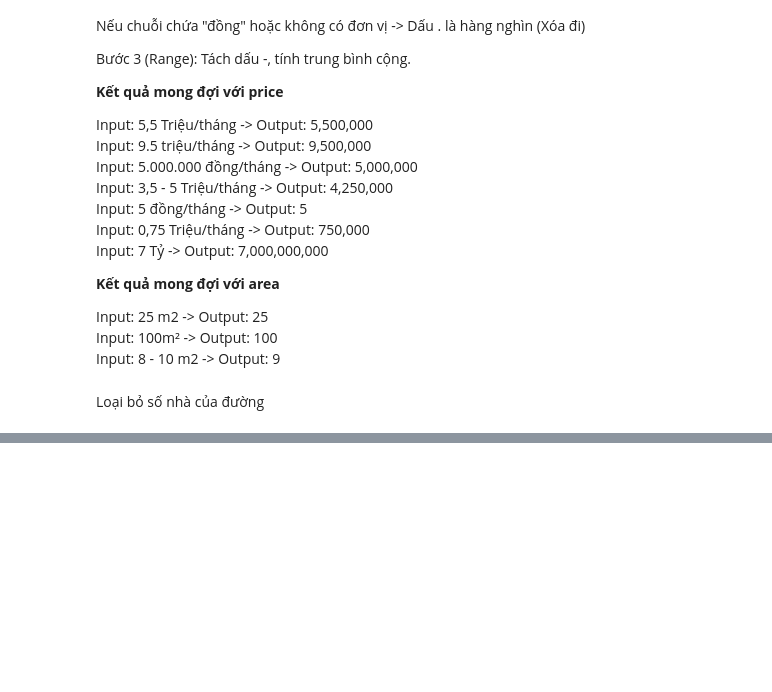
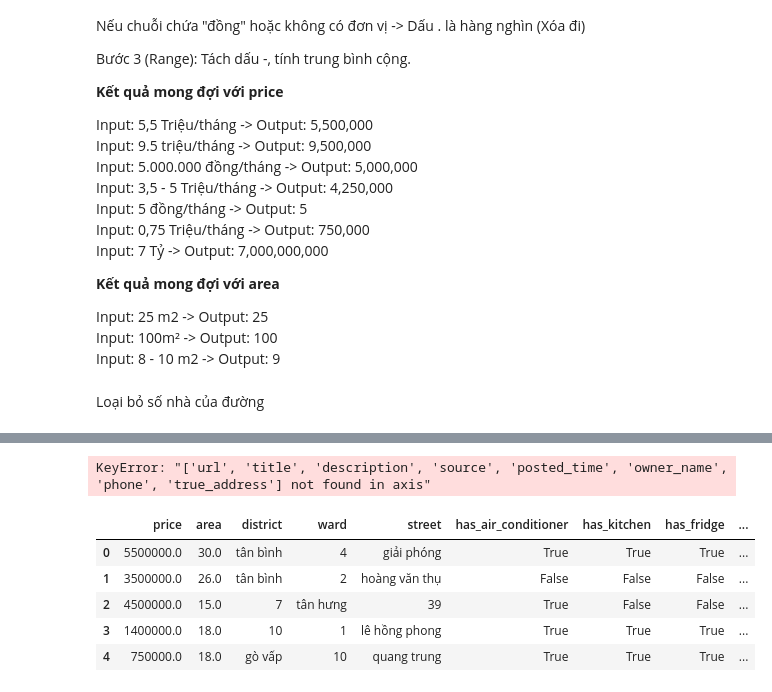
Before and after one commit to pntnhanc9/IntroToDataScience, a Jupyter notebook: notebooks/feature_engineering/address_feature.ipynb, the cells around one changed output, grey strips where cells are left out. Drawn from its saved outputs; the diff is of its cells as text; code cells hidden in the pictures; blank space fills up the shorter version.

```diff
--- a/notebooks/feature_engineering/address_feature.ipynb
+++ b/notebooks/feature_engineering/address_feature.ipynb
@@ -533,6 +538,10 @@ ward_list = [
     "phường 13", "phường 14", "phường 15", "phường 16", "phường 17", "phường 18",
     "phường 19", "phường 20", "phường 21", "phường 22", "phường 23", "phường 24",
     "phường 25", "phường 26", "phường 27", "phường 28",
+    "phường10", "phường11", "phường12",
+    "phường13", "phường14", "phường15", "phường16", "phường17", "phường18",
+    "phường19", "phường20", "phường21", "phường22", "phường23", "phường24",
+    "phường25", "phường26", "phường27", "phường28",
      "p10",
     "p11", "p12", "p13", "p14", "p15", "p16", "p17", "p18", "p19", "p20",
     "p21", "p22", "p23", "p24", "p25", "p26", "p27", "p28",
@@ -541,9 +550,10 @@ ward_list = [
     ", 21,", ", 22,", ", 23,", ", 24,", ", 25,", ", 26,", ", 27,", ", 28,",
     "phường 1", "phường 2", "phường 3", "phường 4", "phường 5", "phường 6",
     "phường 7", "phường 8", "phường 9",
+    "phường1", "phường2", "phường3", "phường4", "phường5", "phường6",
+    "phường7", "phường8", "phường9",
     "p1", "p2", "p3", "p4", "p5", "p6", "p7", "p8", "p9",
     ", 1,", ", 2,", ", 3,", ", 4,", ", 5,", ", 6,", ", 7,", ", 8,", ", 9,",
-    "bình hưng hòa",
     "tân hưng", "tam bình", "tân định", "thạnh xuân", "bình hưng", "nhơn đức",
     "hiệp phước", "bình khánh", "thủ thiêm", "thảo điền", "an khánh", "an phú",
     "an lạc", "phú nhuận", "tân phú", "thạnh lộc", "bến thành", "cầu ông lãnh",
@@ -574,16 +584,16 @@ ward_list = [
     "p.1","p.2","p.3","p.4","p.5","p.6","p.7","p.8","p.9","p.10",
     "p.11","p.12","p.13","p.14","p.15","p.16","p.17","p.18","p.19","p.20",
     "p.21","p.22","p.23","p.24","p.25","p.26","p.27","p.28","long bình","tân nhựt","phạm văn hai" ,"long bình","củ chi",
-    "phú thọ hoà","hoà thạnh","sơn kì","lê minh xuân","phường12","phường15","phường10","phường13"
+    "phú thọ hoà","hoà thạnh","sơn kì","lê minh xuân"
 ]
 # %%
 
-# --- Quét phường ---
-wards_found1 = []
+# # --- Quét phường ---
+# wards_found1 = []
 
-for addr in df["address"]:
-    ward, rest = extract_first_match(addr, ward_list)
-    wards_found1.append(ward)
+# for addr in df["address"]:
+#     ward, rest = extract_first_match(addr, ward_list)
+#     wards_found1.append(ward)
 
 
 
@@ -600,24 +610,28 @@ df["district"] = districts_found
 df["address"] = cleaned_address
 
 # --- Extract phường ---
-wards_found2 = []
+wards_found = []
 cleaned_address = []
 
 for addr in df["address"]:
     wards, rest = extract_first_match(addr, ward_list)
-    wards_found2.append(wards)
+    wards_found.append(wards)
     cleaned_address.append(rest)
 
-df["ward"] = merge_lists(wards_found2, wards_found1)
+df["ward"] = wards_found
 df["address"] = cleaned_address
 
 
 
 # --- Làm sạch dấu phẩy và khoảng trắng ---
-df["address"]=df["address"].apply(lambda x: clean_after_input(x, "quận"))
-df["address"]=df["address"].apply(lambda x: clean_after_input(x, "xã"))
-df["address"]=df["address"].apply(lambda x: clean_after_input(x, "phường"))
-df["address"]=df["address"].apply(lambda x: clean_after_input(x, "thành phố"))
+df["address"]=df["address"].apply(lambda x: clean_after_input_completely(x, "quận"))
+df["address"]=df["address"].apply(lambda x: clean_after_input_completely(x, "xã"))
+df["address"]=df["address"].apply(lambda x: clean_after_input_completely(x, "tp"))
+df["address"]=df["address"].apply(lambda x: clean_after_input_completely(x, "phường"))
+df["address"]=df["address"].apply(lambda x: clean_after_input_completely(x, "thành phố"))
+df["address"]=df["address"].apply(lambda x: clean_after_input_completely(x, "việt nam"))
+df["address"]=df["address"].apply(lambda x: clean_after_input_completely(x, "hồ chí minh"))
+df["address"]=df["address"].apply(lambda x: clean_after_input_completely(x, "hcm"))
 df["address"] = df["address"].str.replace(",", " ", regex=False)
 df["address"] = df["address"].str.replace(".", " ", regex=False)
 
@@ -653,6 +667,7 @@ df = df[pd.notna(df["district"])]
 #Chỉnh lại đúng format
 df['district'] = df['district'].str.replace(r'(?i)^(?:quận|q)\.?\s*(\d+)$', r'\1', regex=True)
 df['ward'] = df['ward'].str.replace(r'(?i)^[\W_]*(?:phường|p)?[\W_]*(\d+).*$', r'\1', regex=True)
+df['ward'] = df['ward'].str.replace('phường','')
 # %%
 # In ra thông tin file kết quả chỉ chứa address, street, ward, district
 import csv
@@ -699,0 +828,14 @@ Số dòng missing ward sau làm sạch: 815
+# %%
+#xóa cột url, title, description, source, posted_time, owner_name, phone, true_address
+df = df.drop(columns=['url', 'title', 'description', 'source', 'posted_time', 'owner_name', 'phone', 'true_address','address'])
+# %% [output]
+KeyError: "['url', 'title', 'description', 'source', 'posted_time', 'owner_name', 'phone', 'true_address'] not found in axis"
+# %%
+df.head(5)
+# %% [output]
+|  | price | area | district | ward | street | has_air_conditioner | has_kitchen | has_fridge | ... |
+| 0 | 5500000.0 | 30.0 | tân bình | 4 | giải phóng | True | True | True | ... |
+| 1 | 3500000.0 | 26.0 | tân bình | 2 | hoàng văn thụ | False | False | False | ... |
+| 2 | 4500000.0 | 15.0 | 7 | tân hưng | 39 | True | False | False | ... |
+| 3 | 1400000.0 | 18.0 | 10 | 1 | lê hồng phong | True | True | True | ... |
+| 4 | 750000.0 | 18.0 | gò vấp | 10 | quang trung | True | True | True | ... |
```
Also changed, not shown: parts of 7 cells of this notebook.
